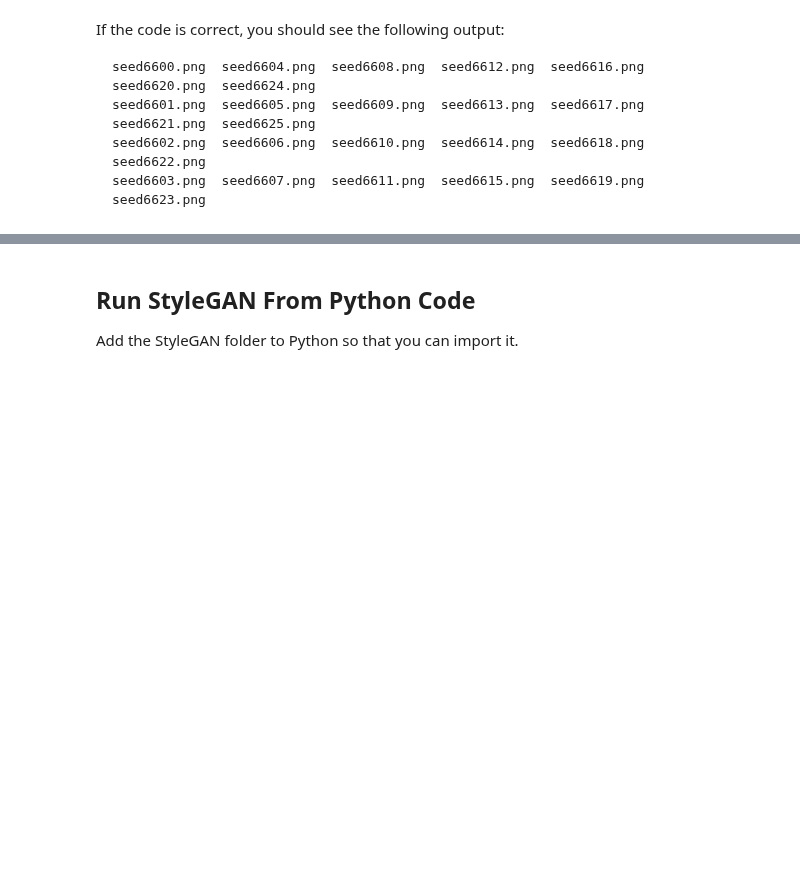
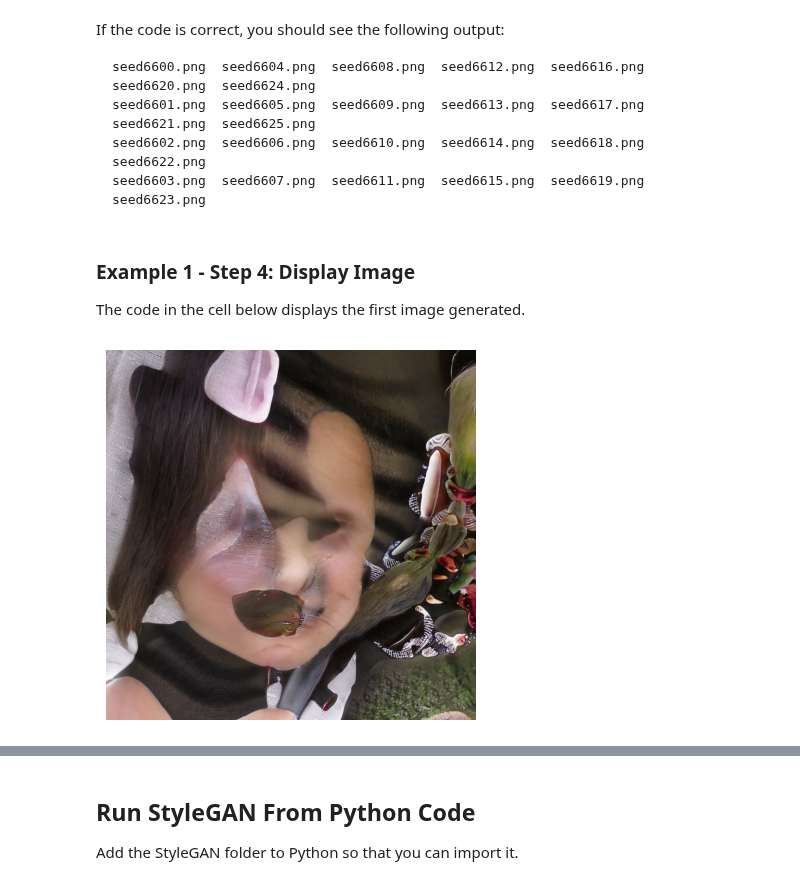
Before and after one commit to DavidSenseman/BIO1173_Fall2025, a Jupyter notebook: F25_Class_03_4.ipynb, the cells around one changed output, grey strips where cells are left out. Drawn from its saved outputs; the diff is of its cells as text; code cells hidden in the pictures; blank space fills up the shorter version.

```diff
--- a/F25_Class_03_4.ipynb
+++ b/F25_Class_03_4.ipynb
@@ -331,3 +374,23 @@ seed6601.png  seed6605.png  seed6609.png  seed6613.png	seed6617.png  seed6621.pn
 seed6602.png  seed6606.png  seed6610.png  seed6614.png	seed6618.png  seed6622.png
 seed6603.png  seed6607.png  seed6611.png  seed6615.png	seed6619.png  seed6623.png
 ~~~
+# %% [markdown]
+### Example 1 - Step 4: Display Image
+
+The code in the cell below displays the first image generated.
+# %%
+# Example 1 - Step 4: Display image
+
+from PIL import Image
+import matplotlib.pyplot as plt
+
+# Load the image
+image_path = "/content/results/seed6600.png"  # Update with the correct path
+image = Image.open(image_path)
+
+# Display the image
+plt.imshow(image)
+plt.axis("off")  # Hide axes for a cleaner display
+plt.show()
+# %% [output]
+[figure, added]
```
Also changed, not shown: parts of 21 cells of this notebook.
